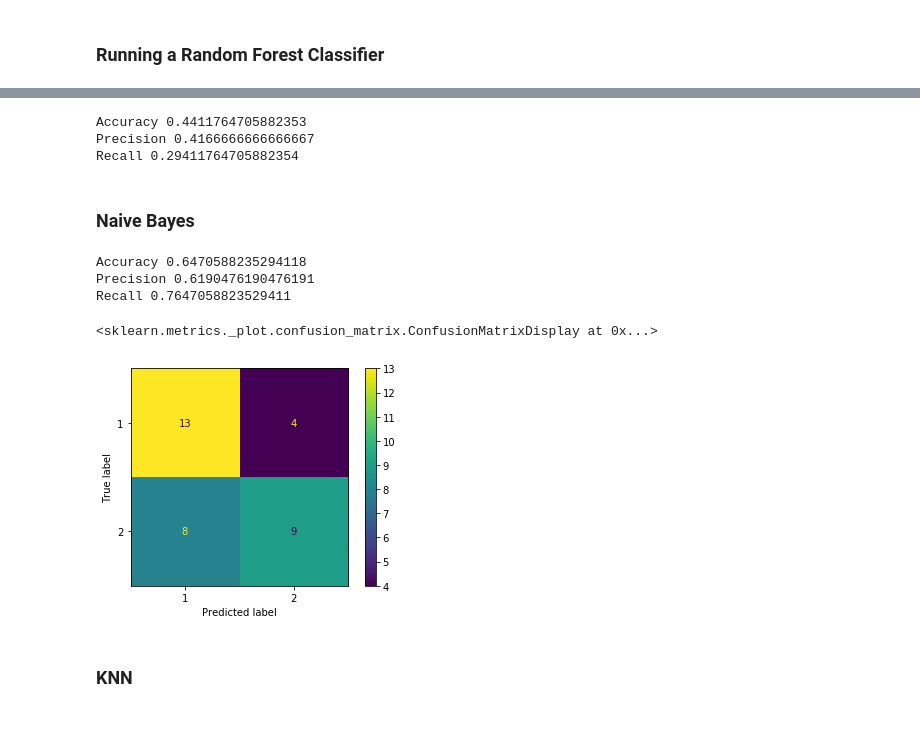
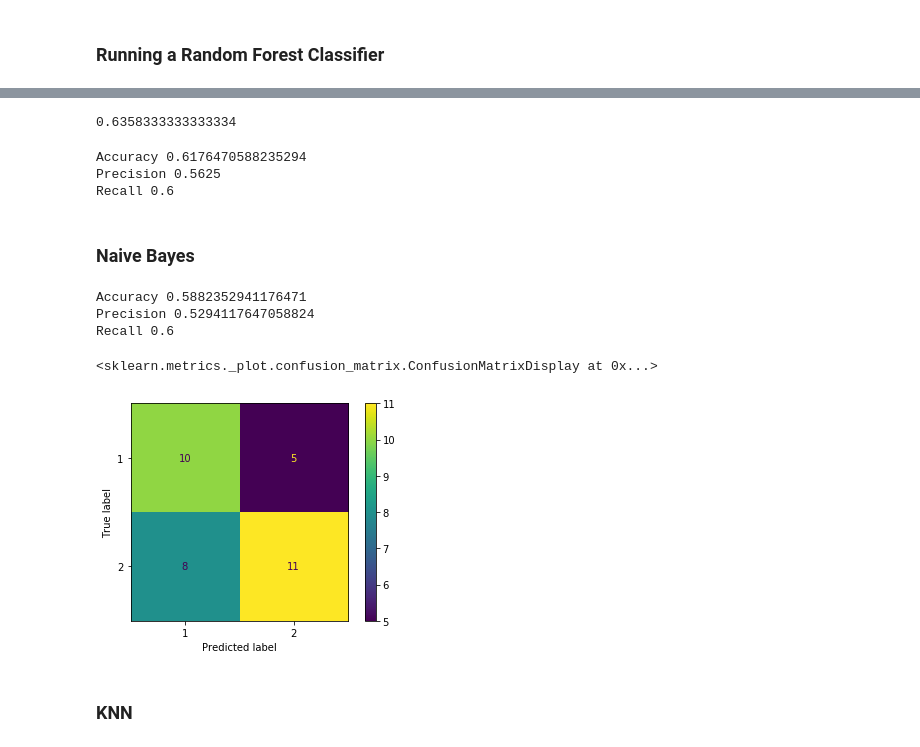
Before and after one commit to Soumalya1857/FMRI, a Jupyter notebook: Extract_data_to_dataframe.ipynb, the cells around one changed output, grey strips where cells are left out. Saved outputs shown, nothing was run; the diff lists cells and outputs as text; code cells hidden in the pictures.

```diff
--- a/Extract_data_to_dataframe.ipynb
+++ b/Extract_data_to_dataframe.ipynb
@@ -368,9 +402,9 @@ Recall 0.7058823529411765
 # %%
 from sklearn.svm import LinearSVC
-clsf = LinearSVC(dual=False, random_state=0, penalty="l2", max_iter=10000)
-clsf.fit(trainset_X, trainset_Y)
+clsf_ls = LinearSVC(dual=False, random_state=0, penalty="l2", max_iter=10000)
+clsf_ls.fit(trainset_X, trainset_Y)
 
-y_pred = clsf.predict(testset_X)
+y_pred = clsf_ls.predict(testset_X)
 
 from sklearn import metrics
 
@@ -390,10 +424,10 @@ Recall 0.47058823529411764
 # %%
 from sklearn.linear_model import LogisticRegression
 
-clsf = LogisticRegression(penalty='none')
-clsf.fit(trainset_X, trainset_Y)
+clsf_lg = LogisticRegression(penalty='none')
+clsf_lg.fit(trainset_X, trainset_Y)
 
-y_pred = clsf.predict(testset_X)
+y_pred = clsf_lg.predict(testset_X)
 
 from sklearn import metrics
 
@@ -424,11 +458,11 @@ import seaborn as sn
 ### Running a Random Forest Classifier
 # %%
 from sklearn.ensemble import RandomForestClassifier
+# TODO
+clsf_rf = RandomForestClassifier()
+clsf_rf.fit(trainset_X, trainset_Y)
 
-clsf = RandomForestClassifier()
-clsf.fit(trainset_X, trainset_Y)
-
-y_pred = clsf.predict(testset_X)
+y_pred = clsf_rf.predict(testset_X)
 
 from sklearn import metrics
 
@@ -446,10 +496,14 @@ Recall 0.5294117647058824
+# %%
+gs_rf.best_score_
+# %% [output]
+0.6358333333333334
 # %%
 from sklearn.tree import DecisionTreeClassifier
 
-clsf = DecisionTreeClassifier()
-clsf.fit(trainset_X, trainset_Y)
+clsf_dt = DecisionTreeClassifier()
+clsf_dt.fit(trainset_X, trainset_Y)
 
-y_pred = clsf.predict(testset_X)
+y_pred = clsf_dt.predict(testset_X)
 
 from sklearn import metrics
 
@@ -461,35 +515,35 @@ print("Accuracy", accuracy)
 print("Precision", precision)
 print("Recall", recall)
 # %% [output]
-Accuracy 0.4411764705882353
-Precision 0.4166666666666667
-Recall 0.29411764705882354
+Accuracy 0.6176470588235294
+Precision 0.5625
+Recall 0.6
 # %% [markdown]
 ### Naive Bayes
 # %%
 from sklearn.naive_bayes import GaussianNB, MultinomialNB, ComplementNB, BernoulliNB, CategoricalNB
-clsf = BernoulliNB() ## gives best accuracy of all the different naive bayes approaches
-clsf.fit(trainset_X, trainset_Y)
+clsf_nb = GaussianNB() ## gives best accuracy of all the different naive bayes approaches
+clsf_nb.fit(trainset_X, trainset_Y)
 
-y_pred = clsf.predict(testset_X)
+y_pred = clsf_nb.predict(testset_X)
 
 from sklearn import metrics
 
 accuracy = metrics.accuracy_score(testset_Y, y_pred)
 precision = metrics.precision_score(testset_Y, y_pred)
 recall = metrics.recall_score(testset_Y, y_pred)
 
 print("Accuracy", accuracy)
 print("Precision", precision)
 print("Recall", recall)
 
 plot_confusion_matrix(clsf, testset_X, testset_Y)
 # %% [output]
-Accuracy 0.6470588235294118
-Precision 0.6190476190476191
-Recall 0.7647058823529411
+Accuracy 0.5882352941176471
+Precision 0.5294117647058824
+Recall 0.6
 <sklearn.metrics._plot.confusion_matrix.ConfusionMatrixDisplay at 0x...>
-[figure, old version]
+[figure, new version]
 # %% [markdown]
 ### KNN
 # %%
```
Also changed, not shown: parts of 41 cells of this notebook.
